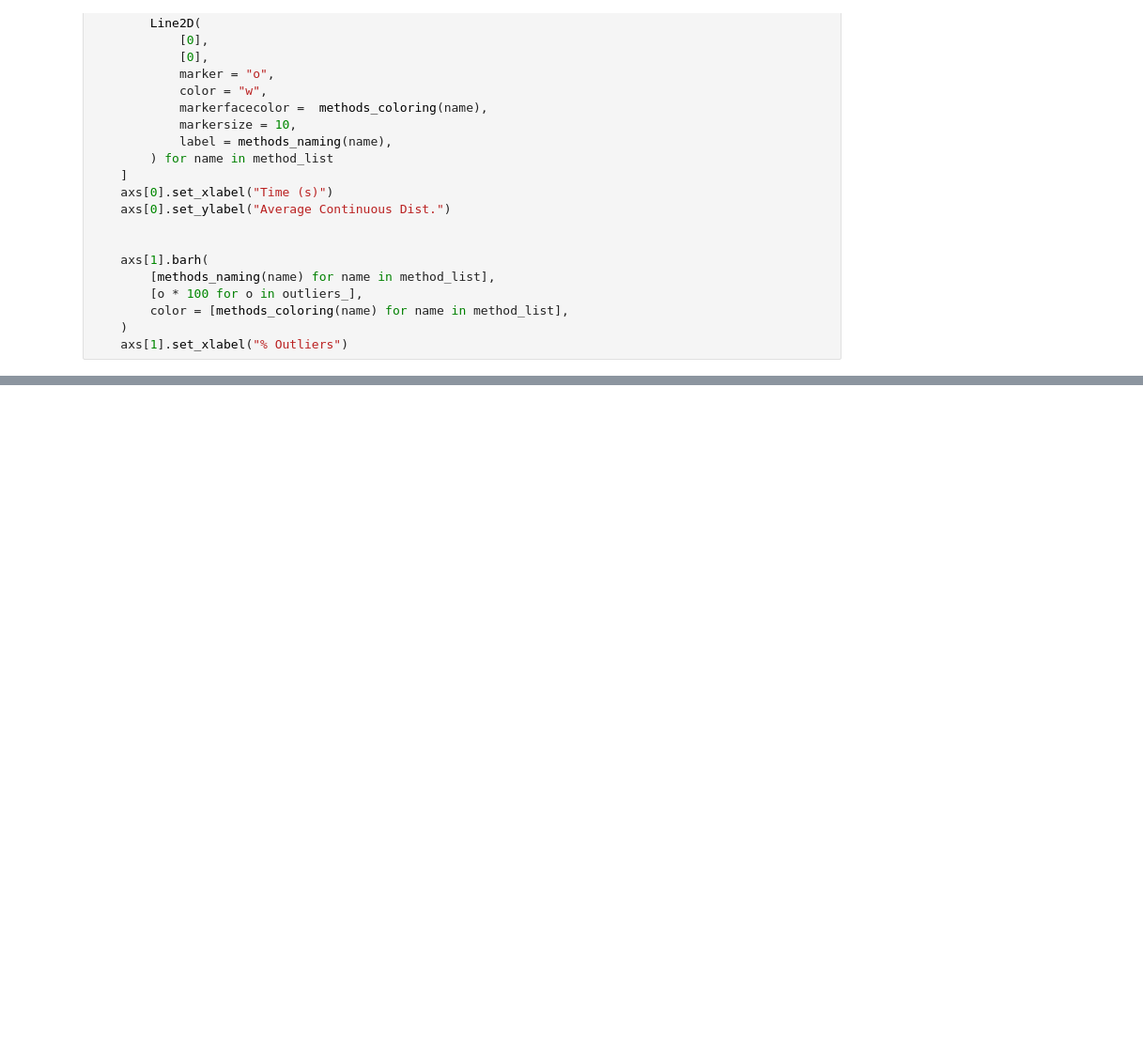
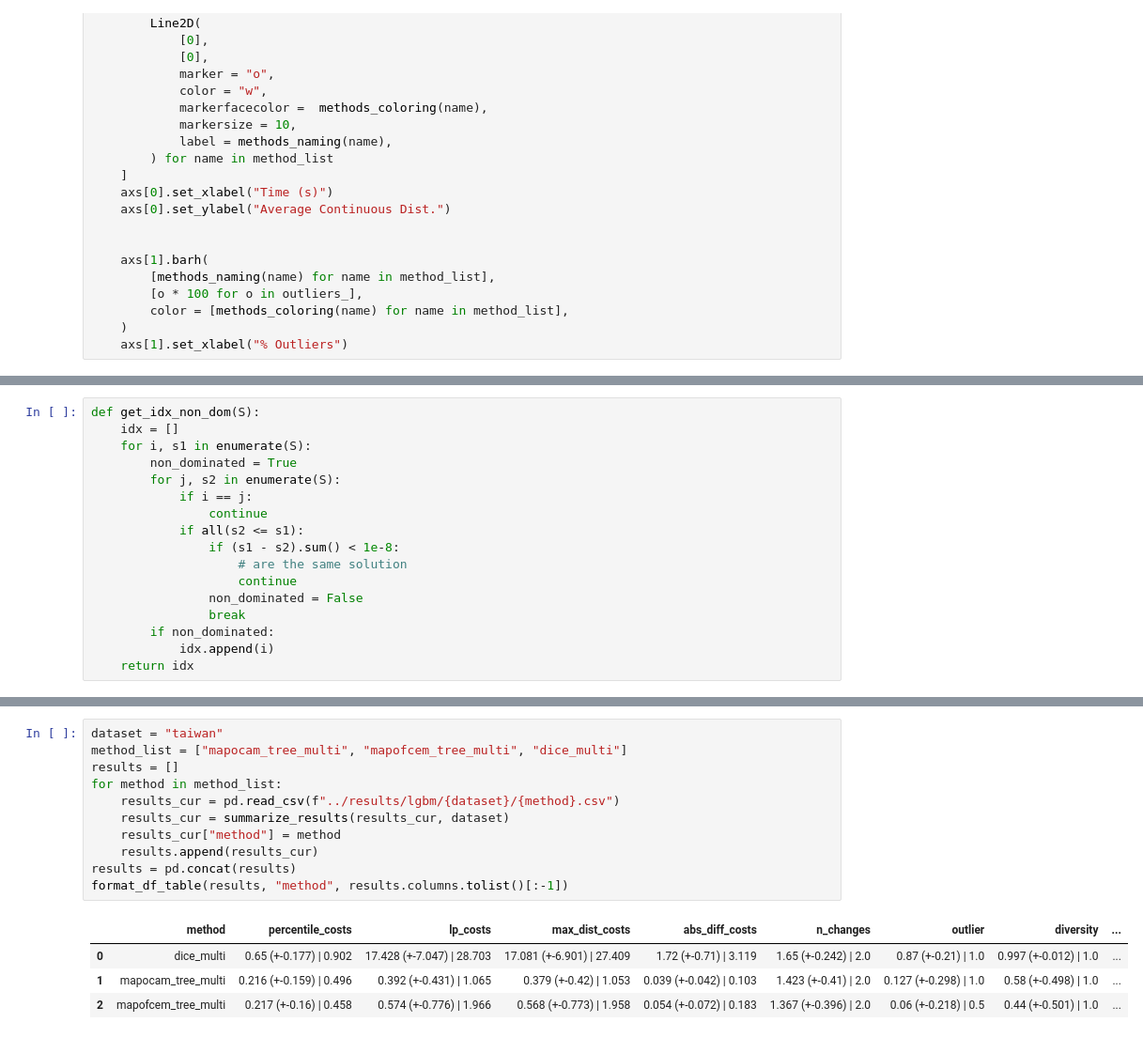
Before and after one commit to hiaac-finance/cfmining, a Jupyter notebook: notebooks/generate_figures.ipynb, the cells around one changed output, grey strips where cells are left out. Shown at 94% size. Saved outputs shown, nothing was run; the diff lists cells and outputs as text; blank space fills up the shorter version.

```diff
--- a/notebooks/generate_figures.ipynb
+++ b/notebooks/generate_figures.ipynb
@@ -181,0 +186,17 @@ plt.savefig("../figures/percentile_legend.pdf", dpi = 300)
+# %%
+def get_idx_non_dom(S):
+    idx = []
+    for i, s1 in enumerate(S):
+        non_dominated = True
+        for j, s2 in enumerate(S):
+            if i == j:
+                continue
+            if all(s2 <= s1):
+                if (s1 - s2).sum() < 1e-8:
+                    # are the same solution
+                    continue
+                non_dominated = False
+                break
+        if non_dominated:
+            idx.append(i)
+    return idx
@@ -181,0 +259,16 @@ plt.savefig("../figures/percentile_legend.pdf", dpi = 300)
+# %%
+dataset = "taiwan"
+method_list = ["mapocam_tree_multi", "mapofcem_tree_multi", "dice_multi"]
+results = []
+for method in method_list:
+    results_cur = pd.read_csv(f"../results/lgbm/{dataset}/{method}.csv")
+    results_cur = summarize_results(results_cur, dataset)
+    results_cur["method"] = method
+    results.append(results_cur)
+results = pd.concat(results)
+format_df_table(results, "method", results.columns.tolist()[:-1])
+# %% [output]
+|  | method | percentile_costs | lp_costs | max_dist_costs | abs_diff_costs | n_changes | outlier | diversity | ... |
+| 0 | dice_multi | 0.65 (+-0.177) | 0.902 | 17.428 (+-7.047) | 28.703 | 17.081 (+-6.901) | 27.409 | 1.72 (+-0.71) | 3.119 | 1.65 (+-0.242) | 2.0 | 0.87 (+-0.21) | 1.0 | 0.997 (+-0.012) | 1.0 | ... |
+| 1 | mapocam_tree_multi | 0.216 (+-0.159) | 0.496 | 0.392 (+-0.431) | 1.065 | 0.379 (+-0.42) | 1.053 | 0.039 (+-0.042) | 0.103 | 1.423 (+-0.41) | 2.0 | 0.127 (+-0.298) | 1.0 | 0.58 (+-0.498) | 1.0 | ... |
+| 2 | mapofcem_tree_multi | 0.217 (+-0.16) | 0.458 | 0.574 (+-0.776) | 1.966 | 0.568 (+-0.773) | 1.958 | 0.054 (+-0.072) | 0.183 | 1.367 (+-0.396) | 2.0 | 0.06 (+-0.218) | 0.5 | 0.44 (+-0.501) | 1.0 | ... |
```
Also changed, not shown: parts of 20 cells of this notebook, 5 other files.
